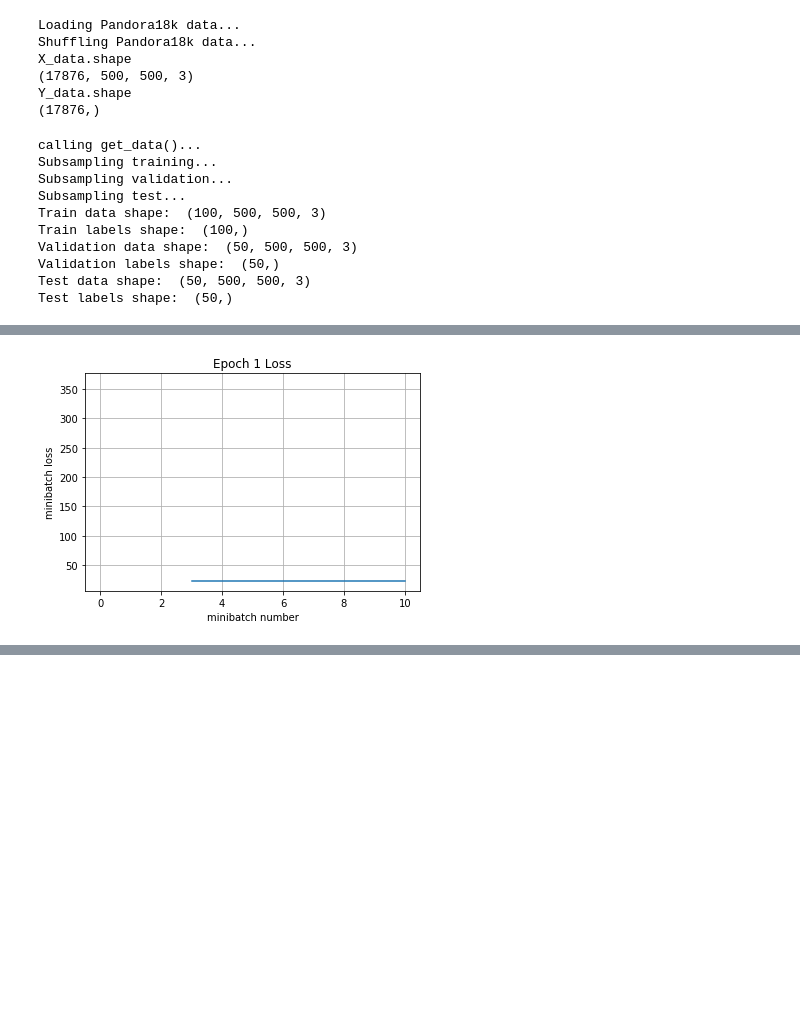
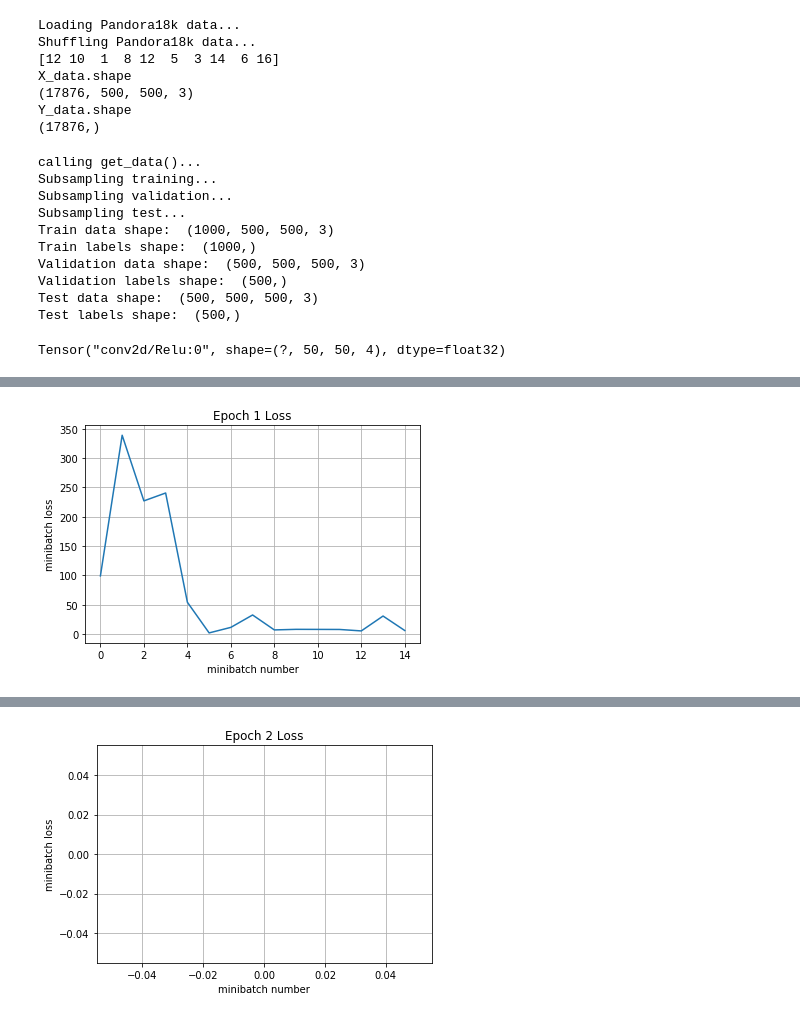
Before and after one commit to oj-amazing/cs231n, a Jupyter notebook: code/Framework.ipynb, the cells around one changed output, grey strips where cells are left out. Drawn from its saved outputs; the diff is of its cells as text; code cells hidden in the pictures; blank space fills up the shorter version.

```diff
--- a/code/Framework.ipynb
+++ b/code/Framework.ipynb
@@ -99,6 +99,8 @@ X_data, Y_data = load_Pandora18K(data_dir)
 print("Shuffling Pandora18k data...")
 X_data, Y_data = unison_shuffled_copies(X_data, Y_data)
 
+print(Y_data[0:10])
+
 print("X_data.shape")
 print(X_data.shape)
 print("Y_data.shape")
@@ -106,13 +108,14 @@ print(Y_data.shape)
 # %% [output]
 Loading Pandora18k data...
 Shuffling Pandora18k data...
+[12 10  1  8 12  5  3 14  6 16]
 X_data.shape
 (17876, 500, 500, 3)
 Y_data.shape
 (17876,)
 # %%
 #def get_data(num_training=8000, num_validation=1876, num_test=8000):
-def sub_sample_data(num_training=100, num_validation=50, num_test=50): #test with 300 images total
+def sub_sample_data(num_training=1000, num_validation=500, num_test=500): #test with 300 images total
 
     #training data subsample
     print("Subsampling training...")
@@ -163,12 +166,12 @@ calling get_data()...
 Subsampling training...
 Subsampling validation...
 Subsampling test...
-Train data shape:  (100, 500, 500, 3)
-Train labels shape:  (100,)
-Validation data shape:  (50, 500, 500, 3)
-Validation labels shape:  (50,)
-Test data shape:  (50, 500, 500, 3)
-Test labels shape:  (50,)
+Train data shape:  (1000, 500, 500, 3)
+Train labels shape:  (1000,)
+Validation data shape:  (500, 500, 500, 3)
+Validation labels shape:  (500,)
+Test data shape:  (500, 500, 500, 3)
+Test labels shape:  (500,)
 # %%
 # clear old variables
 tf.reset_default_graph()
@@ -195,18 +198,17 @@ def style_model(img, y):
 
     conv1 = tf.layers.conv2d(
         inputs=img,
-        filters=32,
-        kernel_size=[5, 5],
+        filters=4,
+        kernel_size=[10, 10],
+        strides = [10,10],
         padding="valid",
         activation=tf.nn.relu)
 
-    #print(conv1)
+    print(conv1)
 
-    flat = tf.reshape(conv1, [batch_size, 7872512]) #496 * 496 * 32
+    flat = tf.reshape(conv1, [batch_size, 10000]) #50 * 50 * 8
 
-    #print(flat)
-
-    dense = tf.layers.dense(inputs=flat, units=18, activation=tf.nn.relu)
+    dense = tf.layers.dense(inputs=flat, units=18)
 
     return dense
 
@@ -217,11 +219,13 @@ total_loss = tf.nn.sparse_softmax_cross_entropy_with_logits(labels=y, logits=y_o
 mean_loss = tf.reduce_mean(total_loss)
 
 # define our optimizer
-optimizer = tf.train.AdamOptimizer(5e-4) # select optimizer and set learning rate
+optimizer = tf.train.AdamOptimizer(5e-18) # select optimizer and set learning rate
 train_step = optimizer.minimize(mean_loss)
+# %% [output]
+Tensor("conv2d/Relu:0", shape=(?, 50, 50, 4), dtype=float32)
 # %%
 def run_model(session, predict, loss_val, Xd, yd,
-              epochs, batch_size, print_every=100,
+              epochs, batch_size, print_every=5,
               training=None, plot_losses=False):
     # have tensorflow compute accuracy
     correct_prediction = tf.equal(tf.argmax(predict,1), y)
@@ -284,14 +288,14 @@ def run_model(session, predict, loss_val, Xd, yd,
             plt.show()
     return total_loss,total_correct
 
-my_batch_size = 8
-train_num_epochs = 3
+my_batch_size = 2
+train_num_epochs = 2
 
 with tf.Session() as sess:
     with tf.device("/gpu:0"): #"/cpu:0" or "/gpu:0"
         sess.run(tf.global_variables_initializer())
         print('Training')
-        run_model(sess,y_out,mean_loss,X_train,y_train,train_num_epochs,my_batch_size,100,train_step,True)
+        run_model(sess,y_out,mean_loss,X_train,y_train,train_num_epochs,my_batch_size,1,train_step,True)
         print('Validation')
         run_model(sess,y_out,mean_loss,X_val,y_val,1,my_batch_size)
         print('Test')
@@ -303 +321 @@ Epoch 1, Overall loss = nan and accuracy of 0
-[figure, old version]
+[figure, new version]
@@ -303,0 +339 @@ Epoch 1, Overall loss = nan and accuracy of 0
+[figure, added]
```
Also changed, not shown: parts of 1 cell of this notebook.
